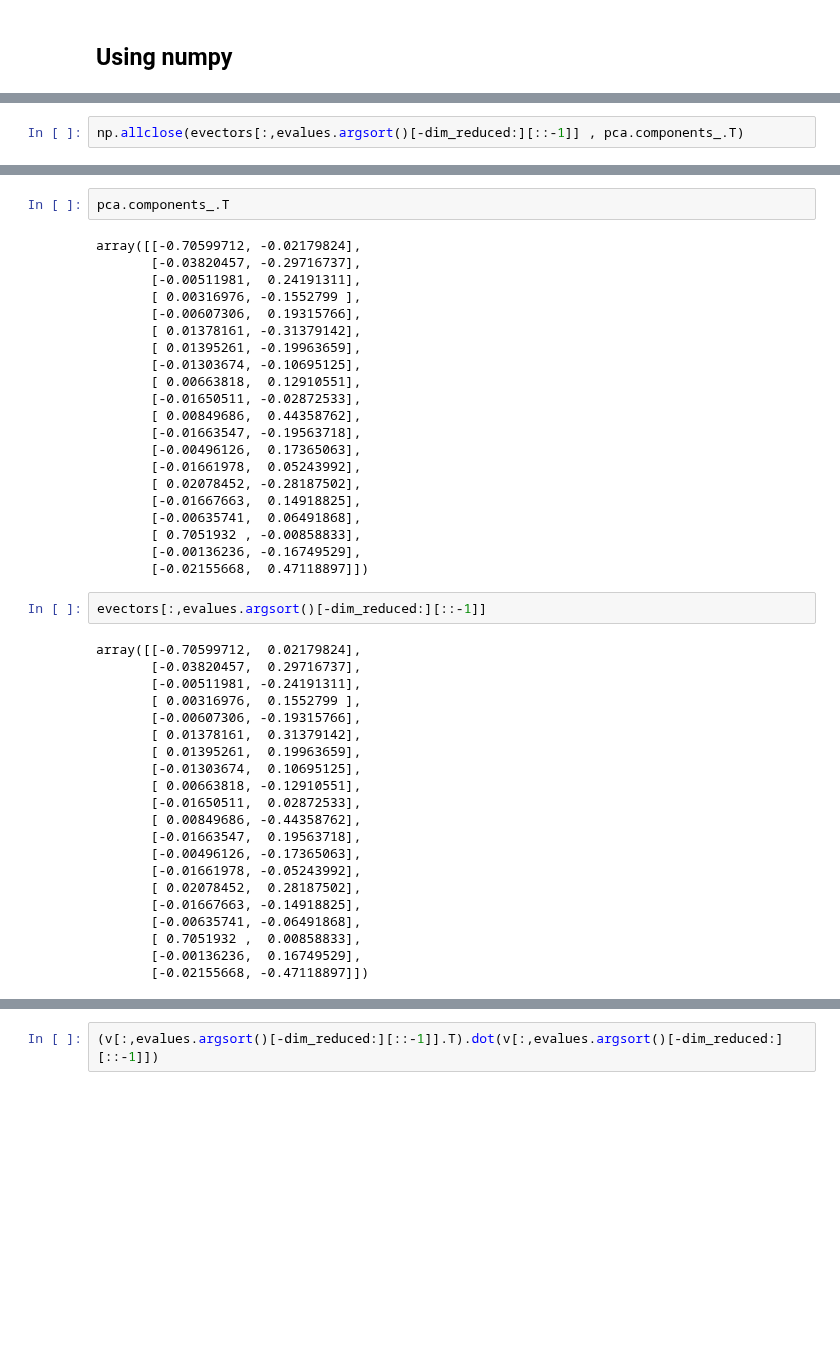
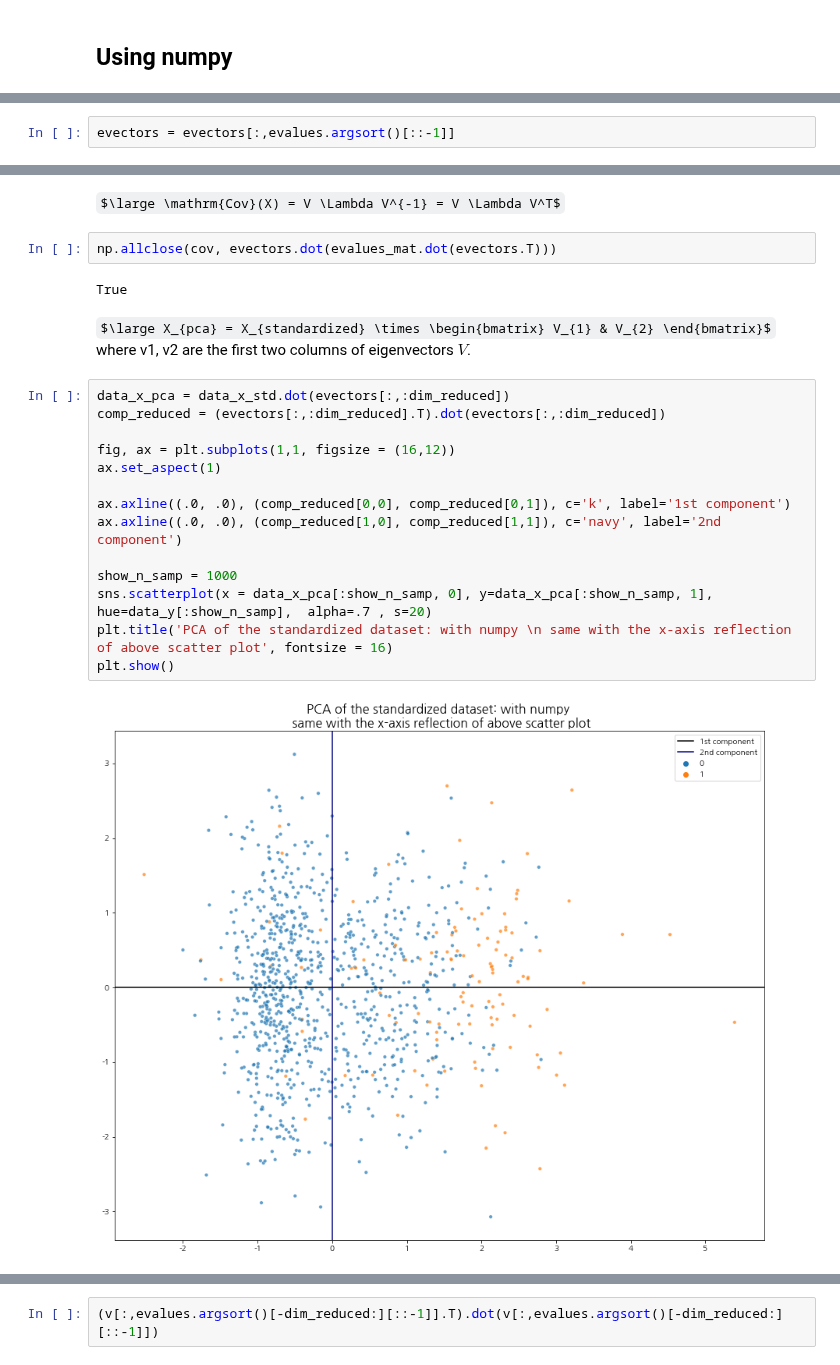
Before and after one commit to ywkim92/Paper-implementation, a Jupyter notebook: Paper implementation_PCA.ipynb, the cells around one changed output, grey strips where cells are left out. Saved outputs shown, nothing was run; the diff lists cells and outputs as text; some formulas as TeX source; blank space fills up the shorter version.

```diff
--- a/Paper implementation_PCA.ipynb
+++ b/Paper implementation_PCA.ipynb
@@ -167,2 +211,2 @@ The sorted eigenvectors equal to pca component vectors.
 # %%
-np.allclose(evectors[:,evalues.argsort()[-dim_reduced:][::-1]] , pca.components_.T)
+evectors = evectors[:,evalues.argsort()[::-1]]
@@ -191,46 +213,24 @@ array([[-0.90588023,  0.20525876],
-# %%
-pca.components_.T
-# %% [output]
-array([[-0.70599712, -0.02179824],
-       [-0.03820457, -0.29716737],
-       [-0.00511981,  0.24191311],
-       [ 0.00316976, -0.1552799 ],
-       [-0.00607306,  0.19315766],
-       [ 0.01378161, -0.31379142],
-       [ 0.01395261, -0.19963659],
-       [-0.01303674, -0.10695125],
-       [ 0.00663818,  0.12910551],
-       [-0.01650511, -0.02872533],
-       [ 0.00849686,  0.44358762],
-       [-0.01663547, -0.19563718],
-       [-0.00496126,  0.17365063],
-       [-0.01661978,  0.05243992],
-       [ 0.02078452, -0.28187502],
-       [-0.01667663,  0.14918825],
-       [-0.00635741,  0.06491868],
-       [ 0.7051932 , -0.00858833],
-       [-0.00136236, -0.16749529],
-       [-0.02155668,  0.47118897]])
-# %%
-evectors[:,evalues.argsort()[-dim_reduced:][::-1]]
-# %% [output]
-array([[-0.70599712,  0.02179824],
-       [-0.03820457,  0.29716737],
-       [-0.00511981, -0.24191311],
-       [ 0.00316976,  0.1552799 ],
-       [-0.00607306, -0.19315766],
-       [ 0.01378161,  0.31379142],
-       [ 0.01395261,  0.19963659],
-       [-0.01303674,  0.10695125],
-       [ 0.00663818, -0.12910551],
-       [-0.01650511,  0.02872533],
-       [ 0.00849686, -0.44358762],
-       [-0.01663547,  0.19563718],
-       [-0.00496126, -0.17365063],
-       [-0.01661978, -0.05243992],
-       [ 0.02078452,  0.28187502],
-       [-0.01667663, -0.14918825],
-       [-0.00635741, -0.06491868],
-       [ 0.7051932 ,  0.00858833],
-       [-0.00136236,  0.16749529],
-       [-0.02155668, -0.47118897]])
+# %% [markdown]
+$\large \mathrm{Cov}(X) = V \Lambda V^{-1} = V \Lambda V^T$
+# %%
+np.allclose(cov, evectors.dot(evalues_mat.dot(evectors.T)))
+# %% [output]
+True
+# %% [markdown]
+$\large X_{pca} = X_{standardized} \times \begin{bmatrix} V_{1} & V_{2} \end{bmatrix}$ where v1, v2 are the first two columns of eigenvectors $V$.
+# %%
+data_x_pca = data_x_std.dot(evectors[:,:dim_reduced])
+comp_reduced = (evectors[:,:dim_reduced].T).dot(evectors[:,:dim_reduced])
+
+fig, ax = plt.subplots(1,1, figsize = (16,12))
+ax.set_aspect(1)
+
+ax.axline((.0, .0), (comp_reduced[0,0], comp_reduced[0,1]), c='k', label='1st component')
+ax.axline((.0, .0), (comp_reduced[1,0], comp_reduced[1,1]), c='navy', label='2nd component')
+
+show_n_samp = 1000
+sns.scatterplot(x = data_x_pca[:show_n_samp, 0], y=data_x_pca[:show_n_samp, 1], hue=data_y[:show_n_samp],  alpha=.7 , s=20)
+plt.title('PCA of the standardized dataset: with numpy \n same with the x-axis reflection of above scatter plot', fontsize = 16)
+plt.show()
+# %% [output]
+[figure, added]
```
Also changed, not shown: parts of 28 cells of this notebook.
